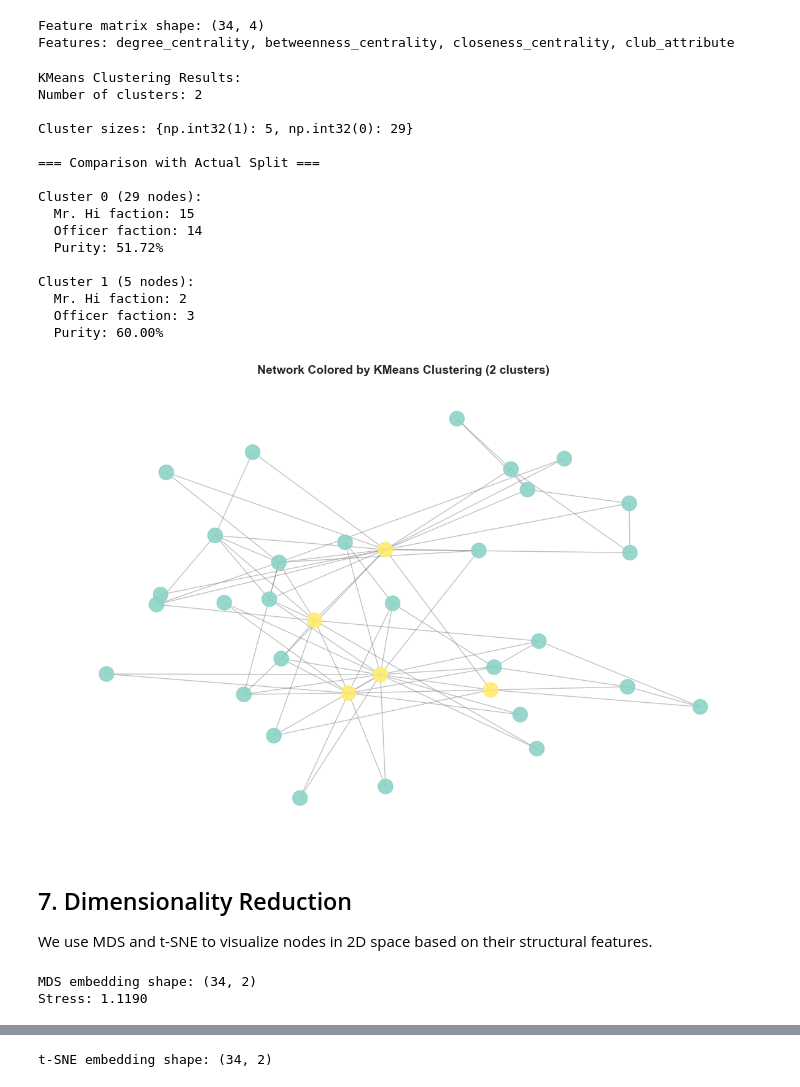
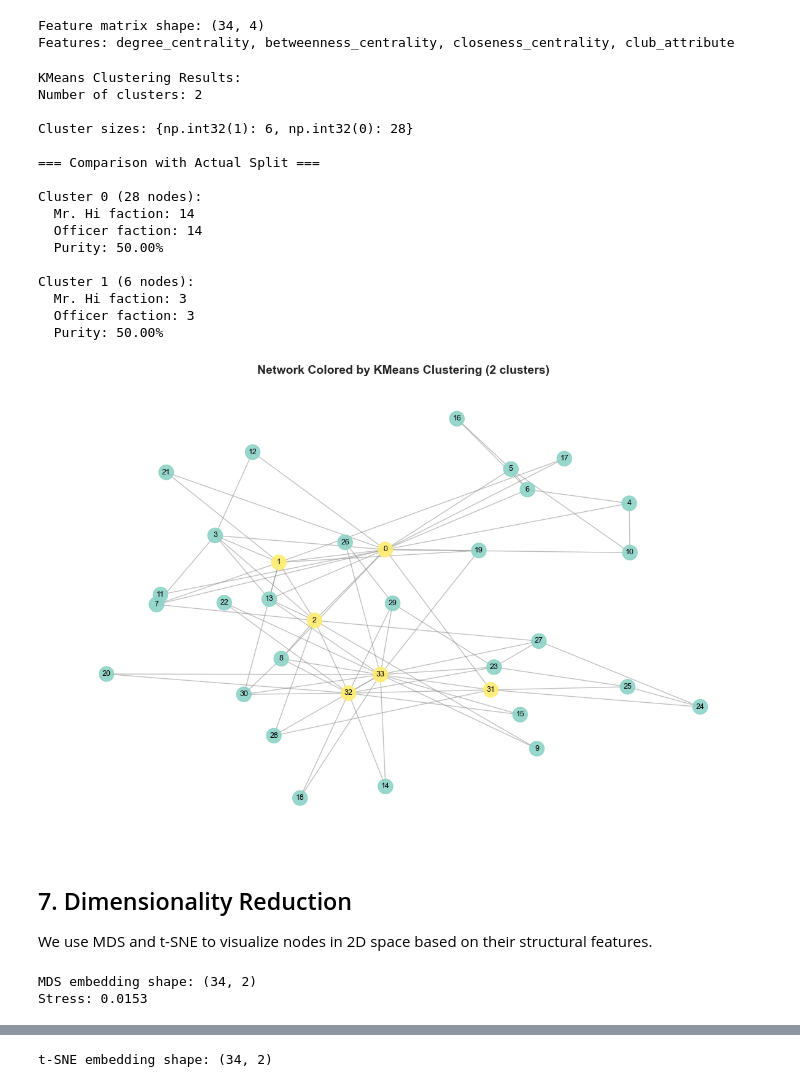
Before and after one commit to DZIMDZEM/social_media_analysis, a Jupyter notebook: notebooks/project_analysis.ipynb, the cells around one changed output, grey strips where cells are left out. Cells and saved outputs as stored; diff of their text form; code cells hidden in the pictures.

```diff
--- a/notebooks/project_analysis.ipynb
+++ b/notebooks/project_analysis.ipynb
@@ -309,7 +337,22 @@ plt.show()
 # Visualize actual club split for comparison
 node_colors_actual = {node: 'red' if club_attribute.get(node) == 'Mr. Hi' else 'blue'
                       for node in G.nodes()}
-fig, ax, _ = plot_network(G, node_colors=node_colors_actual, pos=pos,
-                          title="Network Colored by Actual Club Split (Red=Mr. Hi, Blue=Officer)")
+
+fig, ax, pos = plot_network(
+    G,
+    node_colors=node_colors_actual,
+    pos=pos,
+    title="Network Colored by Actual Club Split (Red=Mr. Hi, Blue=Officer)"
+)
+
+# Add node labels (numbers)
+nx.draw_networkx_labels(
+    G,
+    pos,
+    labels={node: node for node in G.nodes()},
+    font_size=9,
+    font_color="black"
+)
+
 plt.show()
 # %% [output]
@@ -329,7 +372,7 @@ Feature matrix shape: (34, 4)
 Features: degree_centrality, betweenness_centrality, closeness_centrality, club_attribute
 # %%
 # KMeans clustering (2 clusters)
-kmeans_labels, kmeans_model = kmeans_clustering(features, n_clusters=2, random_state=42)
+kmeans_labels, kmeans_model = kmeans_clustering(features[:, :3], n_clusters=2, random_state=42)
 kmeans_clusters = create_clustering_dict(node_list, kmeans_labels)
 
 print("KMeans Clustering Results:")
@@ -352,39 +395,51 @@ for cluster_id in sorted(set(kmeans_labels)):
 KMeans Clustering Results:
 Number of clusters: 2
 
-Cluster sizes: {np.int32(1): 5, np.int32(0): 29}
+Cluster sizes: {np.int32(1): 6, np.int32(0): 28}
 
 === Comparison with Actual Split ===
 
-Cluster 0 (29 nodes):
-  Mr. Hi faction: 15
+Cluster 0 (28 nodes):
+  Mr. Hi faction: 14
   Officer faction: 14
-  Purity: 51.72%
+  Purity: 50.00%
 
-Cluster 1 (5 nodes):
-  Mr. Hi faction: 2
+Cluster 1 (6 nodes):
+  Mr. Hi faction: 3
   Officer faction: 3
-  Purity: 60.00%
+  Purity: 50.00%
 # %%
-# Visualize KMeans clustering on network
-fig, ax, _ = plot_by_communities(G, kmeans_clusters, pos=pos,
-                                  title="Network Colored by KMeans Clustering (2 clusters)")
+fig, ax, pos = plot_by_communities(
+    G,
+    kmeans_clusters,
+    pos=pos,
+    title="Network Colored by KMeans Clustering (2 clusters)"
+)
+
+nx.draw_networkx_labels(
+    G,
+    pos,
+    labels={node: node for node in G.nodes()},
+    font_size=9,
+    font_color="black"
+)
+
 plt.show()
 # %% [output]
-[figure, old version]
+[figure, new version]
 # %% [markdown]
 ## 7. Dimensionality Reduction
 
 We use MDS and t-SNE to visualize nodes in 2D space based on their structural features.
 # %%
 # MDS embedding
-mds_embedding, mds_model = compute_mds_embedding(features, n_components=2, random_state=42)
+mds_embedding, mds_model = compute_mds_embedding(features[:, :3], n_components=2, random_state=42)
 
 print(f"MDS embedding shape: {mds_embedding.shape}")
 print(f"Stress: {mds_model.stress_:.4f}")
 # %% [output]
 MDS embedding shape: (34, 2)
-Stress: 1.1190
+Stress: 0.0153
 # %%
 # Visualize MDS embedding colored by actual club split
 fig, ax = plot_embedding(mds_embedding, labels=club_numeric, node_ids=node_list,
```
Also changed, not shown: parts of 9 cells of this notebook.
